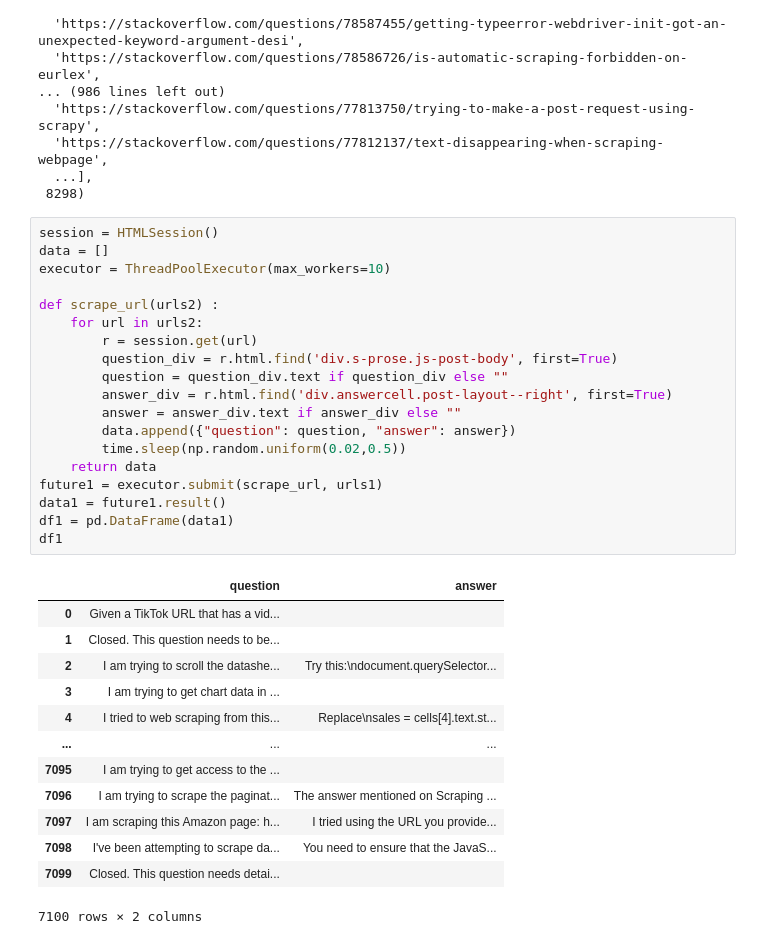
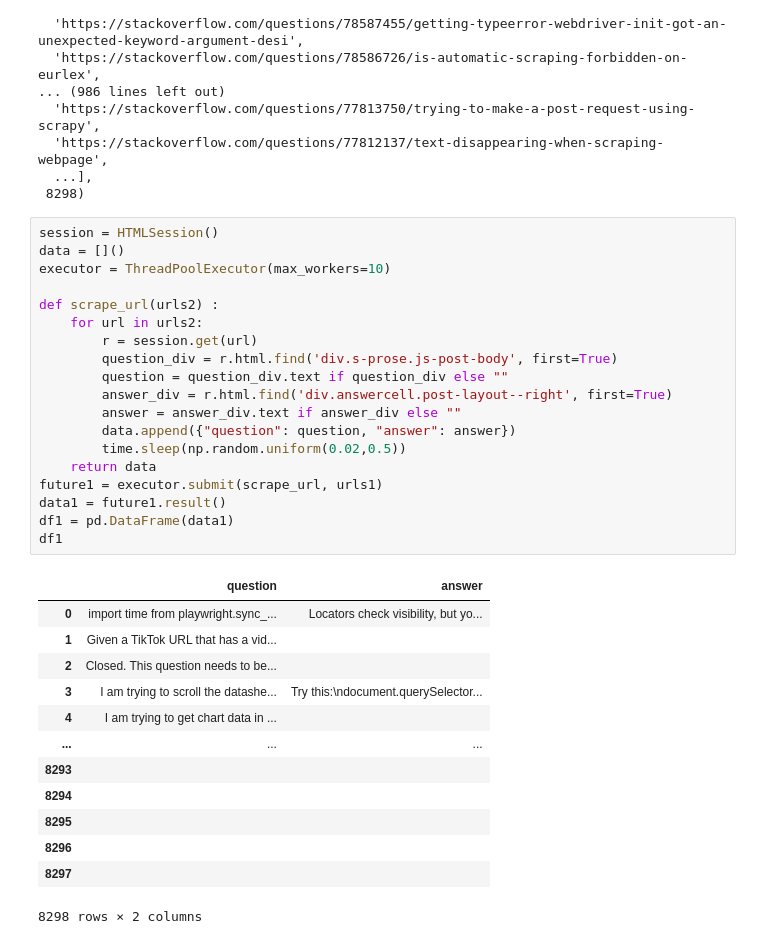
Before and after one commit to jbouniol/LeScrapper, a Jupyter notebook: scraping_overflow.ipynb, the cells around one changed output. Saved outputs shown, nothing was run; the diff lists cells and outputs as text.

```diff
--- a/scraping_overflow.ipynb
+++ b/scraping_overflow.ipynb
@@ -126,34 +126,34 @@ urls1, len(urls1)
  8298)
 # %%
 session = HTMLSession()
-data = []
+data = []()
 executor = ThreadPoolExecutor(max_workers=10)
 
 def scrape_url(urls2) :
     for url in urls2:
         r = session.get(url)
         question_div = r.html.find('div.s-prose.js-post-body', first=True)
         question = question_div.text if question_div else ""
         answer_div = r.html.find('div.answercell.post-layout--right', first=True)
         answer = answer_div.text if answer_div else ""
         data.append({"question": question, "answer": answer})
         time.sleep(np.random.uniform(0.02,0.5))
     return data
 future1 = executor.submit(scrape_url, urls1)
 data1 = future1.result()
 df1 = pd.DataFrame(data1)
 df1
 # %% [output]
 |  | question | answer |
-| 0 | Given a TikTok URL that has a vid... |  |
-| 1 | Closed. This question needs to be... |  |
-| 2 | I am trying to scroll the datashe... | Try this:\ndocument.querySelector... |
-| 3 | I am trying to get chart data in ... |  |
-| 4 | I tried to web scraping from this... | Replace\nsales = cells[4].text.st... |
+| 0 | import time from playwright.sync_... | Locators check visibility, but yo... |
+| 1 | Given a TikTok URL that has a vid... |  |
+| 2 | Closed. This question needs to be... |  |
+| 3 | I am trying to scroll the datashe... | Try this:\ndocument.querySelector... |
+| 4 | I am trying to get chart data in ... |  |
 | ... | ... | ... |
-| 7095 | I am trying to get access to the ... |  |
-| 7096 | I am trying to scrape the paginat... | The answer mentioned on Scraping ... |
-| 7097 | I am scraping this Amazon page: h... | I tried using the URL you provide... |
-| 7098 | I've been attempting to scrape da... | You need to ensure that the JavaS... |
-| 7099 | Closed. This question needs detai... |  |
+| 8293 |  |  |
+| 8294 |  |  |
+| 8295 |  |  |
+| 8296 |  |  |
+| 8297 |  |  |
-7100 rows × 2 columns
+8298 rows × 2 columns
```
Also changed, not shown: parts of 4 cells of this notebook.
